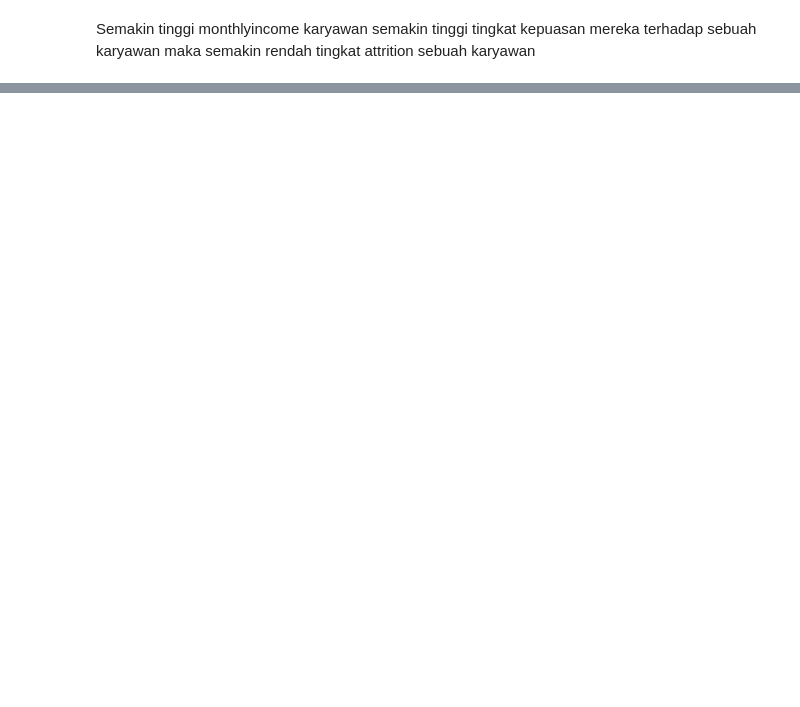
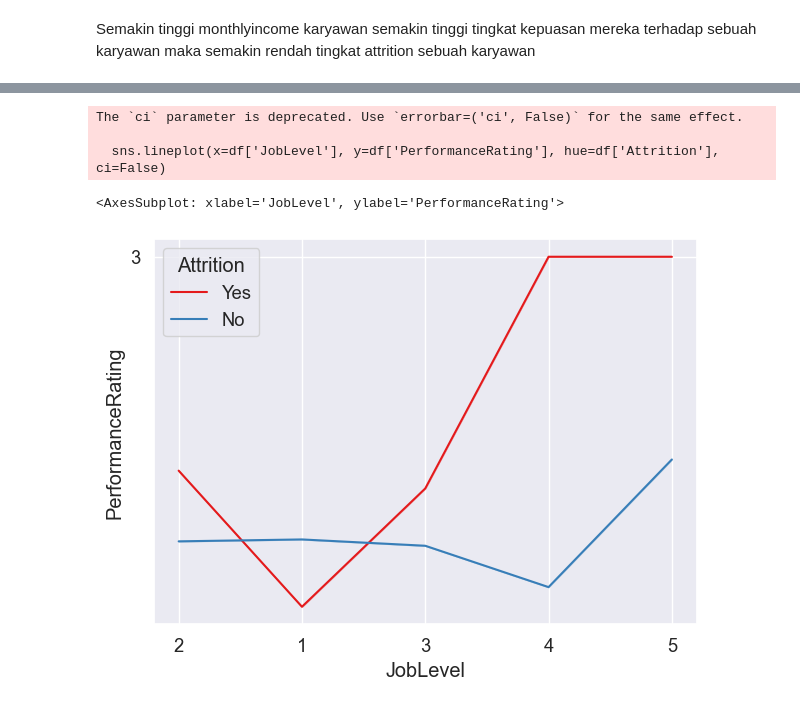
Before and after one commit to arsand07/Employee-Attrition, a Jupyter notebook: Stage 1/stage 1.ipynb, the cells around one changed output, grey strips where cells are left out. Cells and saved outputs as stored; diff of their text form; code cells hidden in the pictures; blank space fills up the shorter version.

```diff
--- a/Stage 1/stage 1.ipynb
+++ b/Stage 1/stage 1.ipynb
@@ -416,0 +431,8 @@ Semakin tinggi monthlyincome karyawan semakin tinggi tingkat kepuasan mereka ter
+# %%
+sns.lineplot(x=df['JobLevel'], y=df['PerformanceRating'], hue=df['Attrition'], ci=False)
+# %% [output]
+The `ci` parameter is deprecated. Use `errorbar=('ci', False)` for the same effect.
+
+  sns.lineplot(x=df['JobLevel'], y=df['PerformanceRating'], hue=df['Attrition'], ci=False)
+<AxesSubplot: xlabel='JobLevel', ylabel='PerformanceRating'>
+[figure, added]
```
Also changed, not shown: parts of 9 cells of this notebook, 4 other files.
